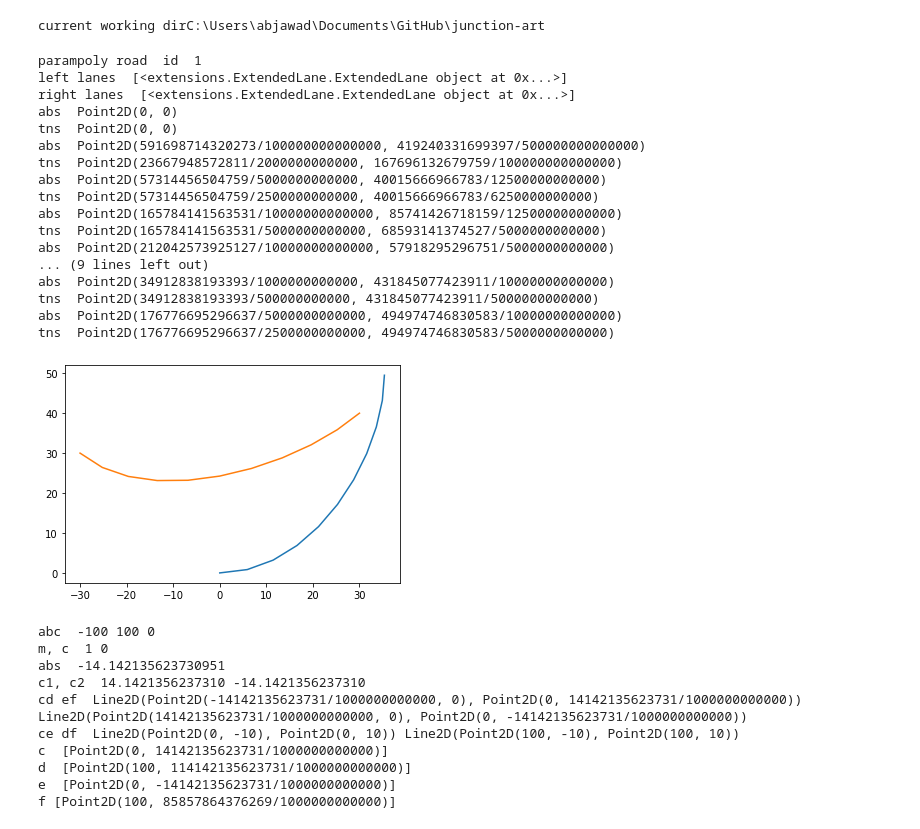
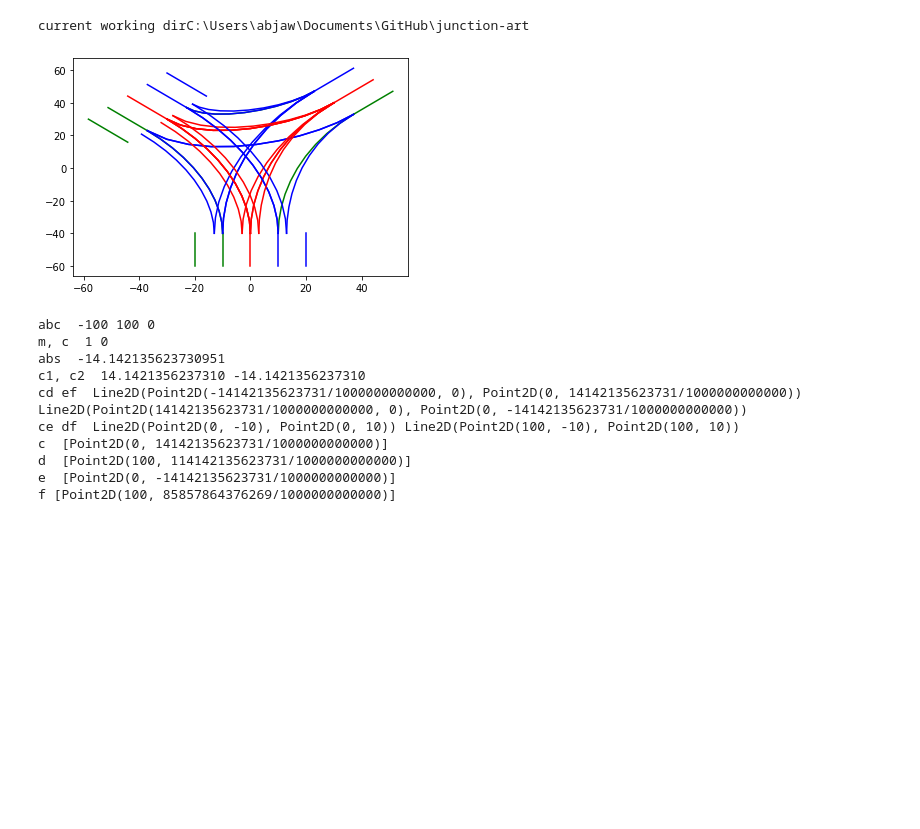
Before and after one commit to AugmentedDesignLab/junction-art, a Jupyter notebook: draw/parampoly_draw.ipynb, the cells around one changed output. Cells and saved outputs as stored; diff of their text form; code cells hidden in the pictures; blank space fills up the shorter version.

```diff
--- a/draw/parampoly_draw.ipynb
+++ b/draw/parampoly_draw.ipynb
@@ -6,12 +6,12 @@ try:
 except ValueError: # Already removed
     pass
 
-projectFolder = 'C:/Users/abjawad/Documents/GitHub/junction-art'
+projectFolder = 'C:/Users/abjaw/Documents/GitHub/junction-art'
 sys.path.append(str(projectFolder))
 os.chdir(projectFolder)
 print( f"current working dir{os.getcwd()}")
 # %% [output]
-current working dirC:\Users\abjawad\Documents\GitHub\junction-art
+current working dirC:\Users\abjaw\Documents\GitHub\junction-art
 # %%
 import extensions
 from junctions.StraightRoadBuilder import StraightRoadBuilder
@@ -34,30 +34,13 @@ threePoints = [
 odr = junctionBuilder.createIntersectionFromPoints(odrID=0,
                                                    points=threePoints,
                                                    straightRoadLen=20,
-                                                   maxLanePerSide=3,
-                                                   minLanePerSide=2)
+                                                   maxLanePerSide=2,
+                                                   minLanePerSide=1)
 # %%
 odr_plot = ODRPlot(odr)
-odr_plot.draw_odr()
+odr_plot.draw_odr(10)
 # %% [output]
-parampoly road  id  1
-left lanes  [<extensions.ExtendedLane.ExtendedLane object at 0x...>]
-right lanes  [<extensions.ExtendedLane.ExtendedLane object at 0x...>]
-abs  Point2D(0, 0)
-tns  Point2D(0, 0)
-abs  Point2D(591698714320273/100000000000000, 419240331699397/500000000000000)
-tns  Point2D(23667948572811/2000000000000, 167696132679759/100000000000000)
-abs  Point2D(57314456504759/5000000000000, 40015666966783/12500000000000)
-tns  Point2D(57314456504759/2500000000000, 40015666966783/6250000000000)
-abs  Point2D(165784141563531/10000000000000, 85741426718159/12500000000000)
-tns  Point2D(165784141563531/5000000000000, 68593141374527/5000000000000)
-abs  Point2D(212042573925127/10000000000000, 57918295296751/5000000000000)
-... (9 lines left out)
-abs  Point2D(34912838193393/1000000000000, 431845077423911/10000000000000)
-tns  Point2D(34912838193393/500000000000, 431845077423911/5000000000000)
-abs  Point2D(176776695296637/5000000000000, 494974746830583/10000000000000)
-tns  Point2D(176776695296637/2500000000000, 494974746830583/5000000000000)
-[figure, old version]
+[figure, new version]
 # %%
 # p = Point(1,1)
 # print(p.x, p.y)
```
Also changed, not shown: 2 other files.
